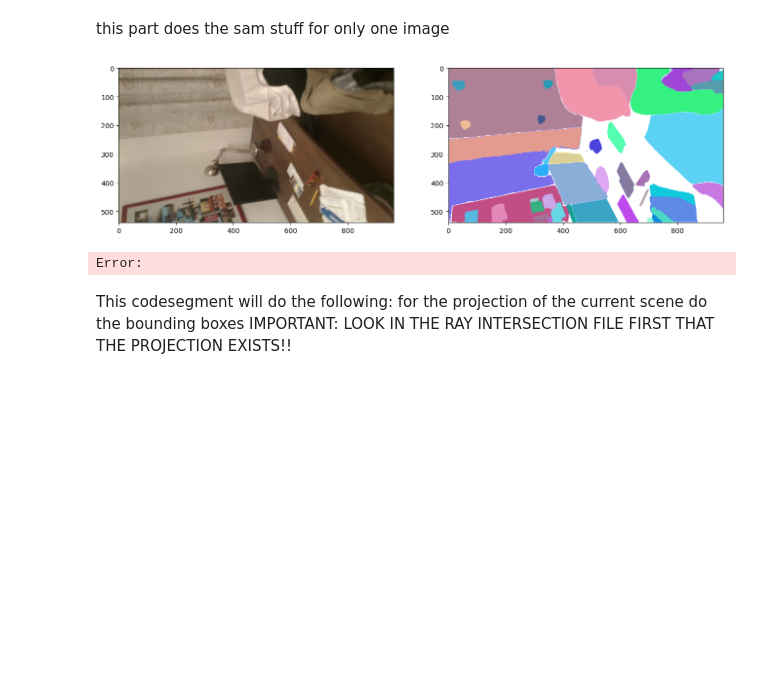
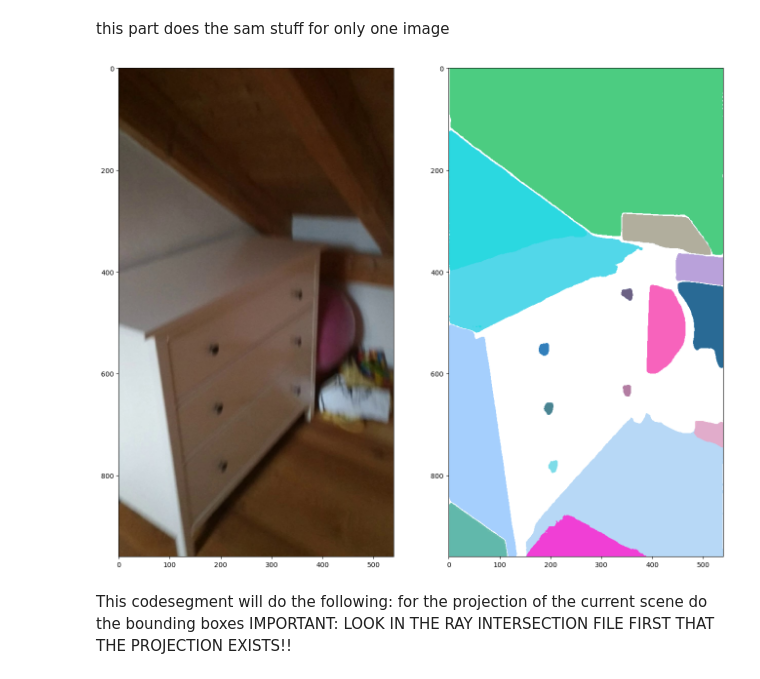
Before and after one commit to elikoller/OD3DU, a Jupyter notebook: sam/sam_toyexample_and_visualization.ipynb, the cells around one changed output. Drawn from its saved outputs; the diff is of its cells as text; code cells hidden in the pictures; blank space fills up the shorter version.

Commit message:
adjust for feature evaluation on closest image (currently handpicked instead of using the function)

```diff
--- a/sam/sam_toyexample_and_visualization.ipynb
+++ b/sam/sam_toyexample_and_visualization.ipynb
@@ -22,10 +22,11 @@ print(f"Using device: {DEVICE}")
 
 data_dir ='/local/home/ekoller/R3Scan'
 scenes_dir = '/local/home/ekoller/R3Scan/scenes'
-scan_id= "38770c95-86d7-27b8-8717-3485b411ddc7" #is reference scan  since it is a reference scan everything shouls be correctly hit
+# scan_id= "38770c95-86d7-27b8-8717-3485b411ddc7" #is reference scan  since it is a reference scan everything shouls be correctly hit
+scan_id = "02b33e01-be2b-2d54-93fb-4145a709cec5"
 curr_scan_id = "38770c9d-86d7-27b8-869e-4f713b04f290"
 new_scan_id =  "38770c95-86d7-27b8-8717-3485b411ddc7"
-frame_number = "000015"
+frame_number = "000008"
 patch_height = 9
 patch_width = 16
 # %% [output]
@@ -62,27 +63,30 @@ def create_dense_uniform_grid(points_per_side):
 # %%
 sam = sam_model_registry[MODEL_TYPE](checkpoint=CHECKPOINT_PATH).to(device=DEVICE)
 
 
 IMAGE_PATH= osp.join(data_dir,"scenes",scan_id,"sequence","frame-"+str(frame_number)+".color.jpg")
 # Read the image from the path
 image= cv2.imread(IMAGE_PATH)
 # Convert to RGB format
 image_rgb = cv2.cvtColor(image, cv2.COLOR_BGR2RGB)
-grid = create_dense_uniform_grid(50)
+image_rgb = np.transpose(image_rgb, (1, 0, 2))[:, ::-1, :]
+
+#grid = create_dense_uniform_grid(50)
+#mask_generator = SamAutomaticMaskGenerator(model = sam,   points_per_side= None,  point_grids = [create_dense_uniform_grid(200)])
+
 
 
 # Generate segmentation mask
-mask_generator = SamAutomaticMaskGenerator(model = sam,   points_per_side= None,  point_grids = [create_dense_uniform_grid(200)])
+mask_generator = SamAutomaticMaskGenerator(model = sam)
 
 output_mask = mask_generator.generate(image_rgb)
 #print(output_mask)
 
 _,axes = plt.subplots(1,2, figsize=(16,16))
 axes[0].imshow(image_rgb)
 show_output(output_mask, axes[1])
 # %% [output]
-[figure, old version]
+[figure, new version]
-Error:
 # %% [markdown]
 This codesegment will do the following: for the projection of the current scene do the bounding boxes IMPORTANT: LOOK IN THE RAY INTERSECTION FILE FIRST THAT THE PROJECTION EXISTS!!
 # %%
```
Also changed, not shown: 1 other file.
